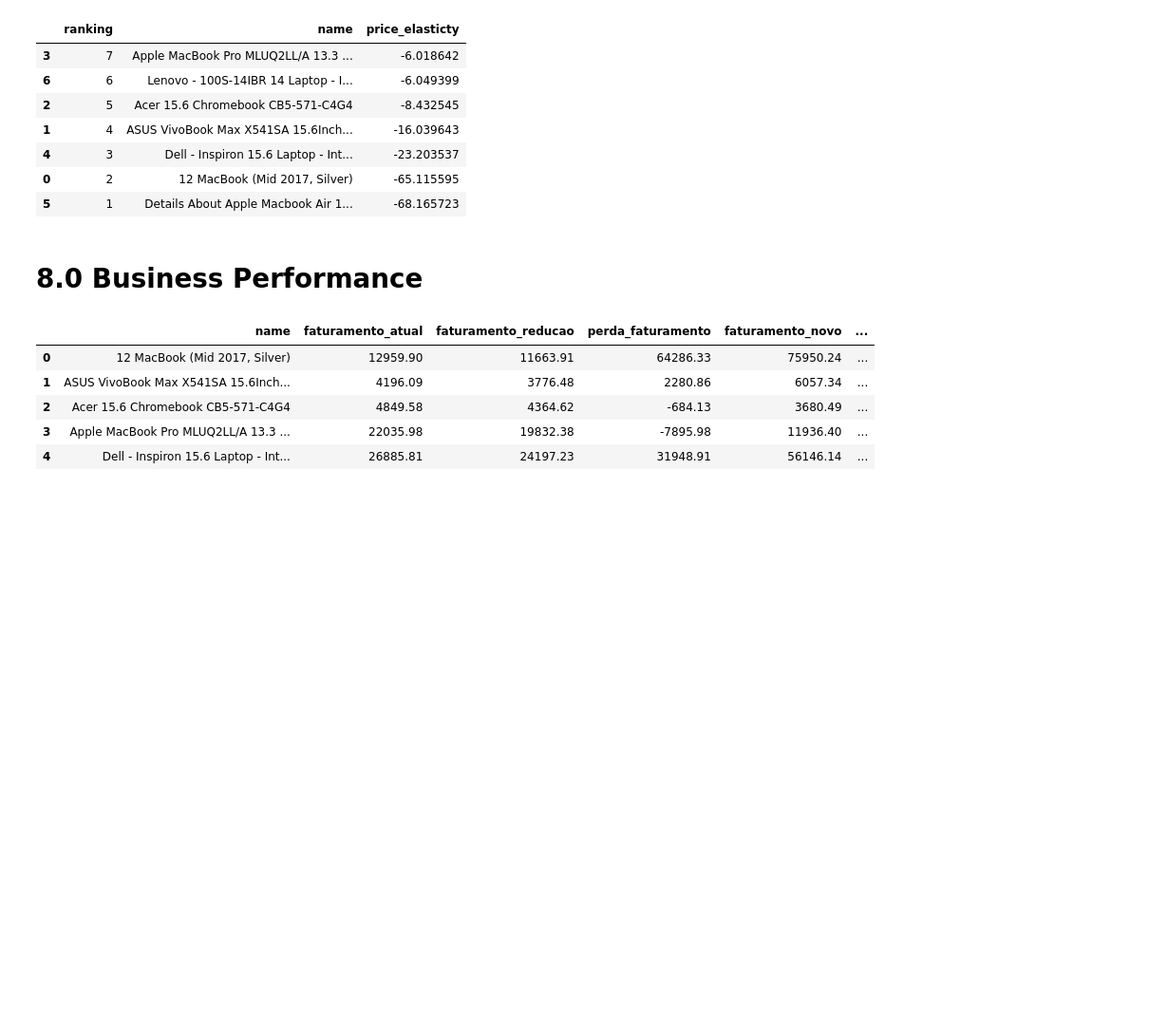
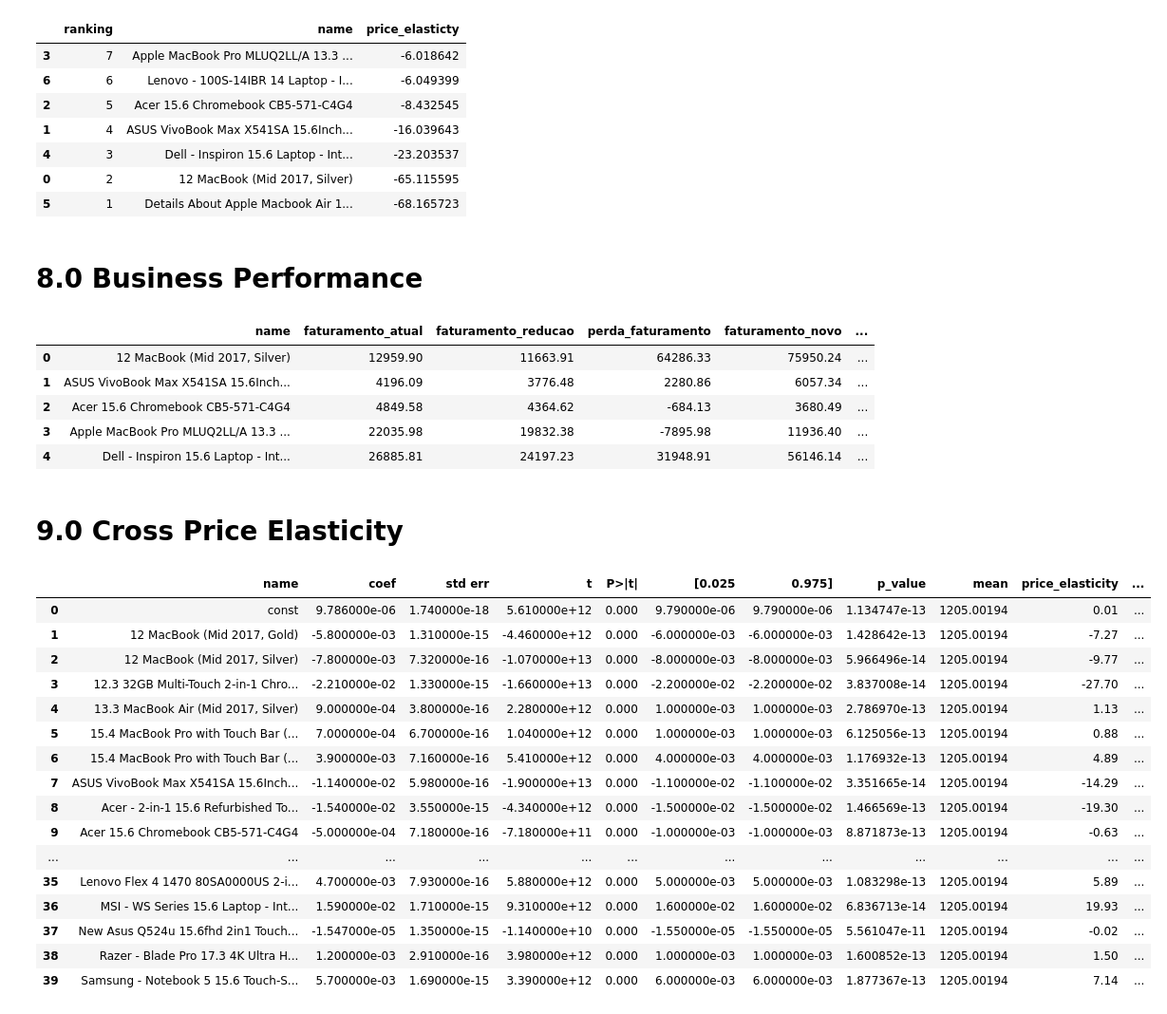
Before and after one commit to douglasaturnino/elasticidade-de-preco, a Jupyter notebook: notebook/elasticidade.ipynb, the cells around one changed output. Shown at 95% size. Saved outputs shown, nothing was run; the diff lists cells and outputs as text; code cells hidden in the pictures; blank space fills up the shorter version.

Commit message:
feat: Finalizado a sessão Cross Price Elasticity

```diff
--- a/notebook/elasticidade.ipynb
+++ b/notebook/elasticidade.ipynb
@@ -1049,0 +1054,65 @@ resulatado.head()
+# %% [markdown]
+# 9.0 Cross Price Elasticity
+# %%
+# Pegando todos os valores de x_price
+new_df = x_price.copy()
+#Pegando os valores y_demand com nome da coluna
+new_df['y_value-' + '12 MacBook (Mid 2017, Gold)'] = y_demand['12 MacBook (Mid 2017, Gold)']
+
+multi_xvalues = new_df.loc[:, new_df.columns[1:-1]]
+multi_yvalues = new_df.loc[:, new_df.columns[-1]]
+# Obter o valor medio do preço do produto
+mean_xvalues = np.mean(multi_xvalues)
+# Obter o valor medio da demanda
+mean_yvalues = np.mean(multi_yvalues)
+
+# Regressão linear
+x = sm.add_constant(multi_xvalues)
+model = sm.OLS(multi_yvalues, x, missing='drop')
+result = model.fit()
+
+# Obtendo os resultados
+results_summary = result.summary()
+
+# p-valores para coeficiente
+p_value = result.pvalues
+
+# Transformando os resultados em uma dataframe
+results_as_html = results_summary.tables[1].as_html()
+new_dataframe = pd.read_html(results_as_html, header=0, index_col=0)[0]
+# Adicionando o p-valor ao dataframe
+
+new_dataframe['p_value'] = p_value
+
+# Definindo o nome do produto como index
+new_dataframe.index.name = 'name'
+new_dataframe.reset_index()
+
+# Calculando a elasticidade cruzada
+new_dataframe['mean'] = mean_xvalues
+new_dataframe['price_elasticity'] = round((new_dataframe.coef) *(new_dataframe['mean']/mean_yvalues),2)
+
+new_dataframe = new_dataframe.reset_index()
+pvalue_signicant = new_dataframe['p_value']
+
+# Verificando a hipótese nula(inclinação por produto)
+new_dataframe['12 MacBook (Mid 2017, Gold)' + 'CPE'] = np.where((pvalue_signicant > 0.05), 'No Effect', new_dataframe['price_elasticity'])
+new_dataframe.dropna()
+# %% [output]
+|  | name | coef | std err | t | P>|t| | [0.025 | 0.975] | p_value | mean | price_elasticity | ... |
+| 0 | const | 9.786000e-06 | 1.740000e-18 | 5.610000e+12 | 0.000 | 9.790000e-06 | 9.790000e-06 | 1.134747e-13 | 1205.00194 | 0.01 | ... |
+| 1 | 12 MacBook (Mid 2017, Gold) | -5.800000e-03 | 1.310000e-15 | -4.460000e+12 | 0.000 | -6.000000e-03 | -6.000000e-03 | 1.428642e-13 | 1205.00194 | -7.27 | ... |
+| 2 | 12 MacBook (Mid 2017, Silver) | -7.800000e-03 | 7.320000e-16 | -1.070000e+13 | 0.000 | -8.000000e-03 | -8.000000e-03 | 5.966496e-14 | 1205.00194 | -9.77 | ... |
+| 3 | 12.3 32GB Multi-Touch 2-in-1 Chro... | -2.210000e-02 | 1.330000e-15 | -1.660000e+13 | 0.000 | -2.200000e-02 | -2.200000e-02 | 3.837008e-14 | 1205.00194 | -27.70 | ... |
+| 4 | 13.3 MacBook Air (Mid 2017, Silver) | 9.000000e-04 | 3.800000e-16 | 2.280000e+12 | 0.000 | 1.000000e-03 | 1.000000e-03 | 2.786970e-13 | 1205.00194 | 1.13 | ... |
+| 5 | 15.4 MacBook Pro with Touch Bar (... | 7.000000e-04 | 6.700000e-16 | 1.040000e+12 | 0.000 | 1.000000e-03 | 1.000000e-03 | 6.125056e-13 | 1205.00194 | 0.88 | ... |
+| 6 | 15.4 MacBook Pro with Touch Bar (... | 3.900000e-03 | 7.160000e-16 | 5.410000e+12 | 0.000 | 4.000000e-03 | 4.000000e-03 | 1.176932e-13 | 1205.00194 | 4.89 | ... |
+| 7 | ASUS VivoBook Max X541SA 15.6Inch... | -1.140000e-02 | 5.980000e-16 | -1.900000e+13 | 0.000 | -1.100000e-02 | -1.100000e-02 | 3.351665e-14 | 1205.00194 | -14.29 | ... |
+| 8 | Acer - 2-in-1 15.6 Refurbished To... | -1.540000e-02 | 3.550000e-15 | -4.340000e+12 | 0.000 | -1.500000e-02 | -1.500000e-02 | 1.466569e-13 | 1205.00194 | -19.30 | ... |
+| 9 | Acer 15.6 Chromebook CB5-571-C4G4 | -5.000000e-04 | 7.180000e-16 | -7.180000e+11 | 0.000 | -1.000000e-03 | -1.000000e-03 | 8.871873e-13 | 1205.00194 | -0.63 | ... |
+| ... | ... | ... | ... | ... | ... | ... | ... | ... | ... | ... | ... |
+| 35 | Lenovo Flex 4 1470 80SA0000US 2-i... | 4.700000e-03 | 7.930000e-16 | 5.880000e+12 | 0.000 | 5.000000e-03 | 5.000000e-03 | 1.083298e-13 | 1205.00194 | 5.89 | ... |
+| 36 | MSI - WS Series 15.6 Laptop - Int... | 1.590000e-02 | 1.710000e-15 | 9.310000e+12 | 0.000 | 1.600000e-02 | 1.600000e-02 | 6.836713e-14 | 1205.00194 | 19.93 | ... |
+| 37 | New Asus Q524u 15.6fhd 2in1 Touch... | -1.547000e-05 | 1.350000e-15 | -1.140000e+10 | 0.000 | -1.550000e-05 | -1.550000e-05 | 5.561047e-11 | 1205.00194 | -0.02 | ... |
+| 38 | Razer - Blade Pro 17.3 4K Ultra H... | 1.200000e-03 | 2.910000e-16 | 3.980000e+12 | 0.000 | 1.000000e-03 | 1.000000e-03 | 1.600852e-13 | 1205.00194 | 1.50 | ... |
+| 39 | Samsung - Notebook 5 15.6 Touch-S... | 5.700000e-03 | 1.690000e-15 | 3.390000e+12 | 0.000 | 6.000000e-03 | 6.000000e-03 | 1.877367e-13 | 1205.00194 | 7.14 | ... |
```
Also changed, not shown: parts of 7 cells of this notebook, 5 other files.
